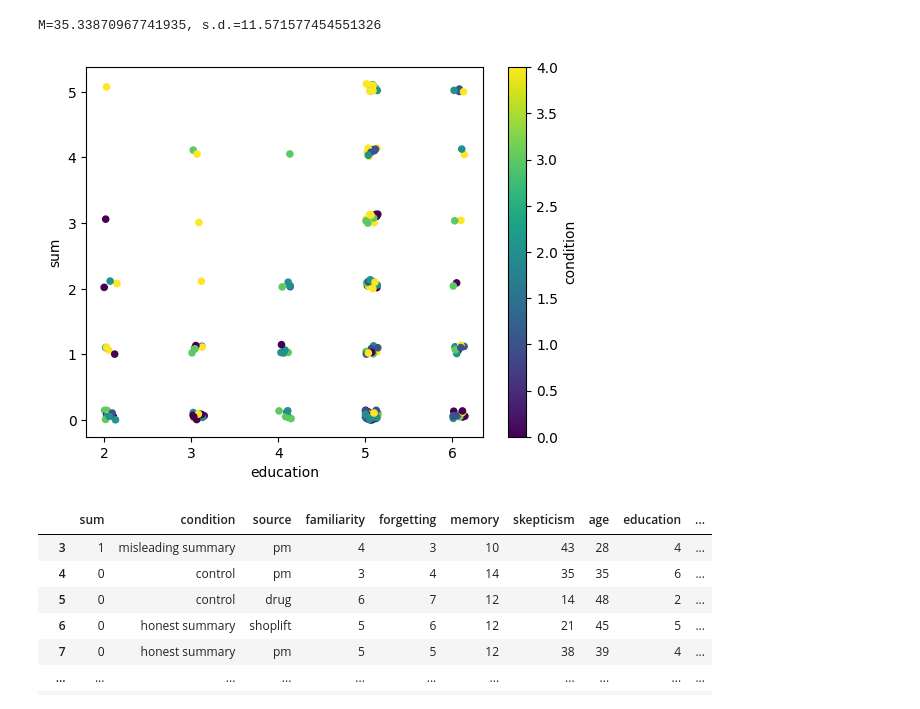
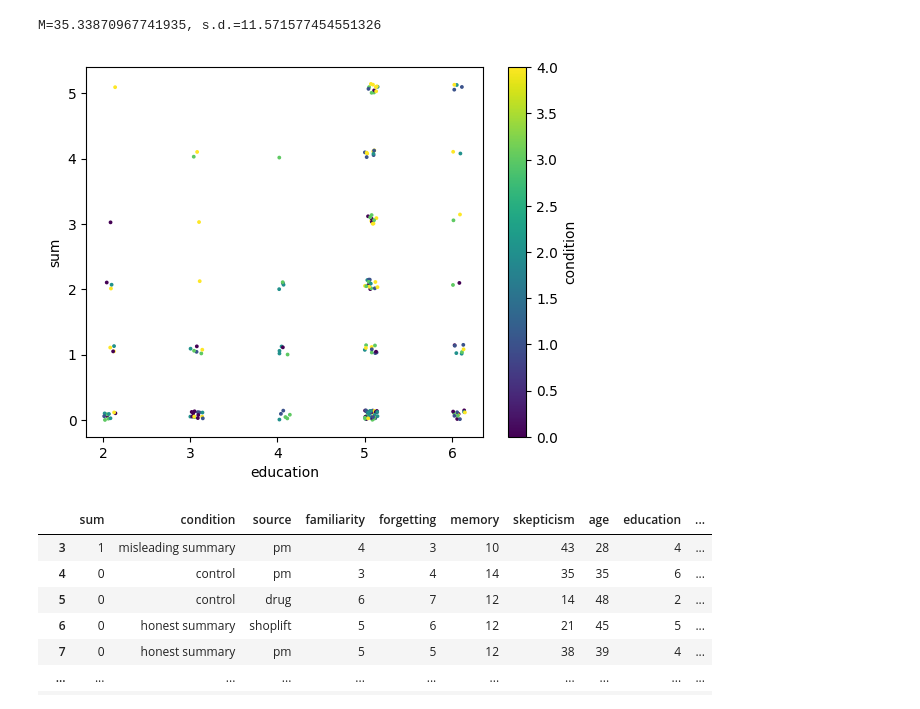
Before and after one commit to gy180/slip-through-the-chat, a Jupyter notebook: analysis/moderating.ipynb, the cells around one changed output. Drawn from its saved outputs; the diff is of its cells as text; code cells hidden in the pictures.

```diff
--- a/analysis/moderating.ipynb
+++ b/analysis/moderating.ipynb
@@ -62,19 +62,20 @@ M=35.33870967741935, s.d.=11.571577454551326
 # %%
 cc = 'education'
 
 data = filtered[['sum', cc, 'condition']].to_numpy().tolist()
     # make each row into list of list -> [number, number][]
 data_df = pd.DataFrame(data, columns = ['sum', cc, 'condition'])
 
 data_df['sum'] = data_df['sum'] + 0.15 * np.random.rand(len(data_df))
 data_df[cc] = data_df[cc] + 0.15 * np.random.rand(len(data_df))
 
 # repalce condition with number
 data_df = data_df.replace({'condition': {'control': 0, 'honest summary': 1, 'honest chatbot': 2, 'misleading summary': 3, 'misleading chatbot': 4}})
 
-ax1 = data_df.plot.scatter(x=cc, y='sum', c='condition', colormap='viridis')
+# make point smaller
+ax1 = data_df.plot.scatter(x=cc, y='sum', c='condition', colormap='viridis', s=3)
 # %% [output]
-[figure, old version]
+[figure, new version]
 # %%
 result
 # %% [output]
```
Also changed, not shown: 1 other file.
